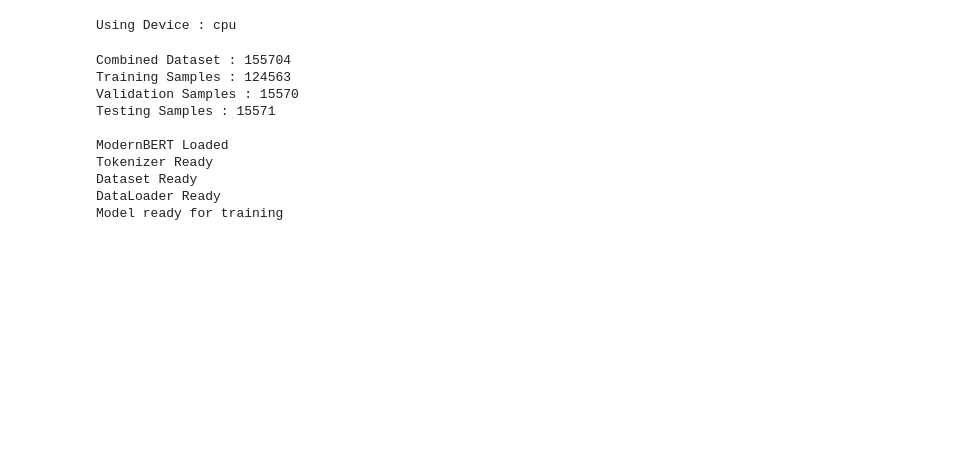
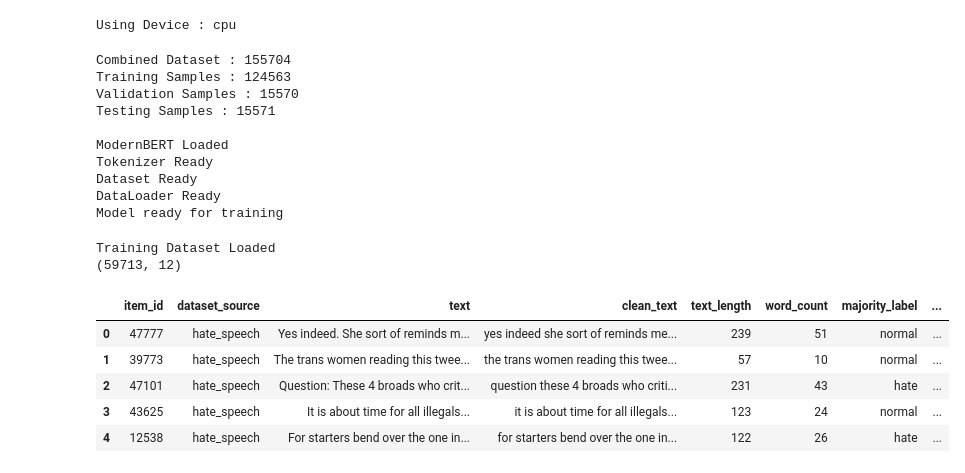
Before and after one commit to Gururaman14/FairAnnot, a Jupyter notebook: notebooks/02_demographic_model.ipynb, the cells around one changed output. Drawn from its saved outputs; the diff is of its cells as text; code cells hidden in the pictures; blank space fills up the shorter version.

```diff
--- a/notebooks/02_demographic_model.ipynb
+++ b/notebooks/02_demographic_model.ipynb
@@ -270,3 +262,20 @@ Tokenizer Ready
 Dataset Ready
 DataLoader Ready
 Model ready for training
+# %%
+training_df = pd.read_csv(config.TRAINING_DATASET_PATH)
+
+print("Training Dataset Loaded")
+print(training_df.shape)
+# %% [output]
+Training Dataset Loaded
+(59713, 12)
+# %%
+training_df.head()
+# %% [output]
+|  | item_id | dataset_source | text | clean_text | text_length | word_count | majority_label | ... |
+| 0 | 47777 | hate_speech | Yes indeed. She sort of reminds m... | yes indeed she sort of reminds me... | 239 | 51 | normal | ... |
+| 1 | 39773 | hate_speech | The trans women reading this twee... | the trans women reading this twee... | 57 | 10 | normal | ... |
+| 2 | 47101 | hate_speech | Question: These 4 broads who crit... | question these 4 broads who criti... | 231 | 43 | hate | ... |
+| 3 | 43625 | hate_speech | It is about time for all illegals... | it is about time for all illegals... | 123 | 24 | normal | ... |
+| 4 | 12538 | hate_speech | For starters bend over the one in... | for starters bend over the one in... | 122 | 26 | hate | ... |
```
Also changed, not shown: parts of 33 cells of this notebook, 11 other files.
